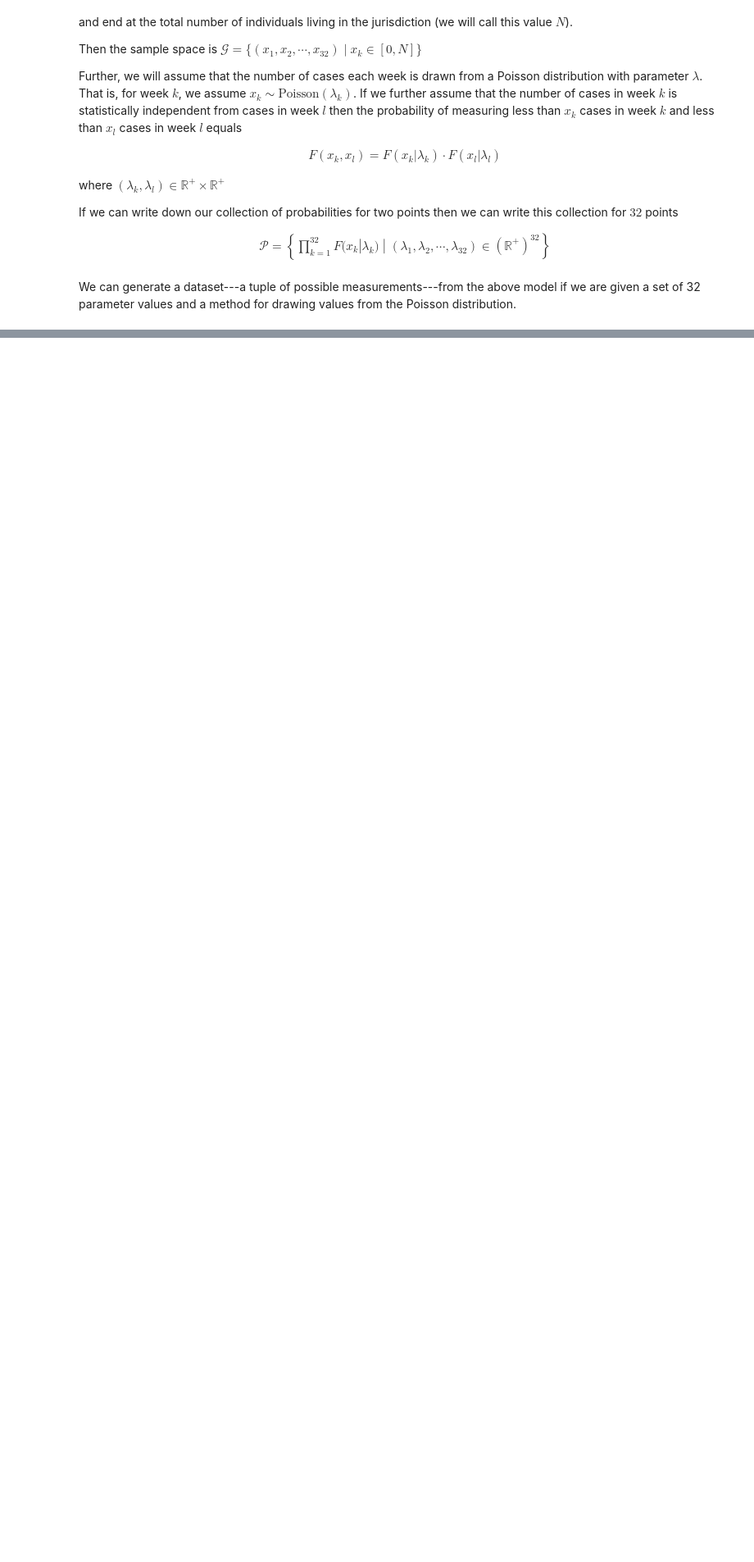
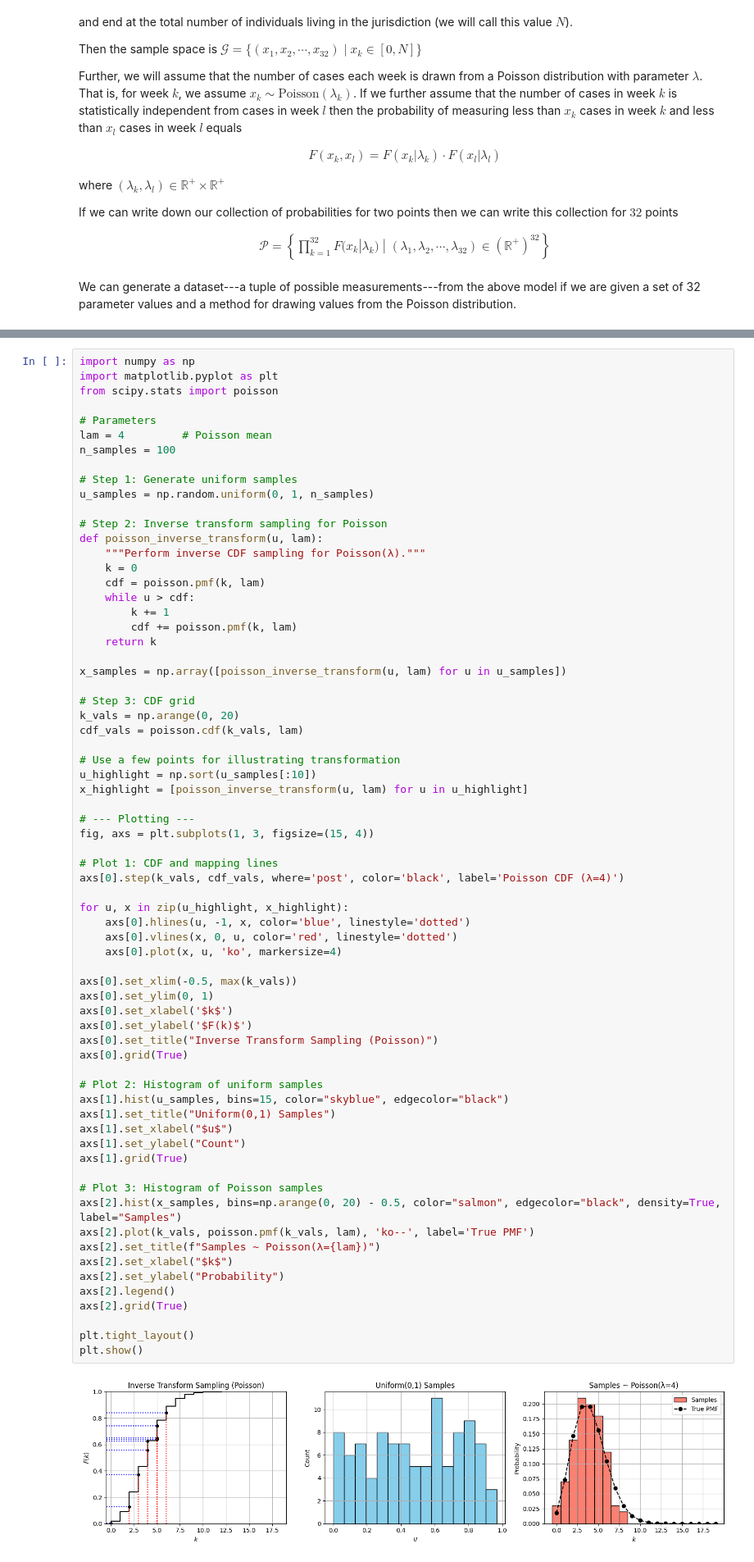
Before and after one commit to computationalUncertaintyLab/dexp_book, a Jupyter notebook: Forward problem01.ipynb, the cells around one changed output, grey strips where cells are left out. Shown at 82% size. Cells and saved outputs as stored; diff of their text form; blank space fills up the shorter version.

```diff
--- a/Forward problem01.ipynb
+++ b/Forward problem01.ipynb
@@ -55,0 +137,70 @@ We can generate a dataset---a tuple of possible measurements---from the above mo
+# %%
+import numpy as np
+import matplotlib.pyplot as plt
+from scipy.stats import poisson
+
+# Parameters
+lam = 4         # Poisson mean
+n_samples = 100
+
+# Step 1: Generate uniform samples
+u_samples = np.random.uniform(0, 1, n_samples)
+
+# Step 2: Inverse transform sampling for Poisson
+def poisson_inverse_transform(u, lam):
+    """Perform inverse CDF sampling for Poisson(λ)."""
+    k = 0
+    cdf = poisson.pmf(k, lam)
+    while u > cdf:
+        k += 1
+        cdf += poisson.pmf(k, lam)
+    return k
+
+x_samples = np.array([poisson_inverse_transform(u, lam) for u in u_samples])
+
+# Step 3: CDF grid
+k_vals = np.arange(0, 20)
+cdf_vals = poisson.cdf(k_vals, lam)
+
+# Use a few points for illustrating transformation
+u_highlight = np.sort(u_samples[:10])
+x_highlight = [poisson_inverse_transform(u, lam) for u in u_highlight]
+
+# --- Plotting ---
+fig, axs = plt.subplots(1, 3, figsize=(15, 4))
+
+# Plot 1: CDF and mapping lines
+axs[0].step(k_vals, cdf_vals, where='post', color='black', label='Poisson CDF (λ=4)')
+
+for u, x in zip(u_highlight, x_highlight):
+    axs[0].hlines(u, -1, x, color='blue', linestyle='dotted')
+    axs[0].vlines(x, 0, u, color='red', linestyle='dotted')
+    axs[0].plot(x, u, 'ko', markersize=4)
+
+axs[0].set_xlim(-0.5, max(k_vals))
+axs[0].set_ylim(0, 1)
+axs[0].set_xlabel('$k$')
+axs[0].set_ylabel('$F(k)$')
+axs[0].set_title("Inverse Transform Sampling (Poisson)")
+axs[0].grid(True)
+
+# Plot 2: Histogram of uniform samples
+axs[1].hist(u_samples, bins=15, color="skyblue", edgecolor="black")
+axs[1].set_title("Uniform(0,1) Samples")
+axs[1].set_xlabel("$u$")
+axs[1].set_ylabel("Count")
+axs[1].grid(True)
+
+# Plot 3: Histogram of Poisson samples
+axs[2].hist(x_samples, bins=np.arange(0, 20) - 0.5, color="salmon", edgecolor="black", density=True, label="Samples")
+axs[2].plot(k_vals, poisson.pmf(k_vals, lam), 'ko--', label='True PMF')
+axs[2].set_title(f"Samples ~ Poisson(λ={lam})")
+axs[2].set_xlabel("$k$")
+axs[2].set_ylabel("Probability")
+axs[2].legend()
+axs[2].grid(True)
+
+plt.tight_layout()
+plt.show()
+# %% [output]
+[figure, added]
```
Also changed, not shown: parts of 4 cells of this notebook.
